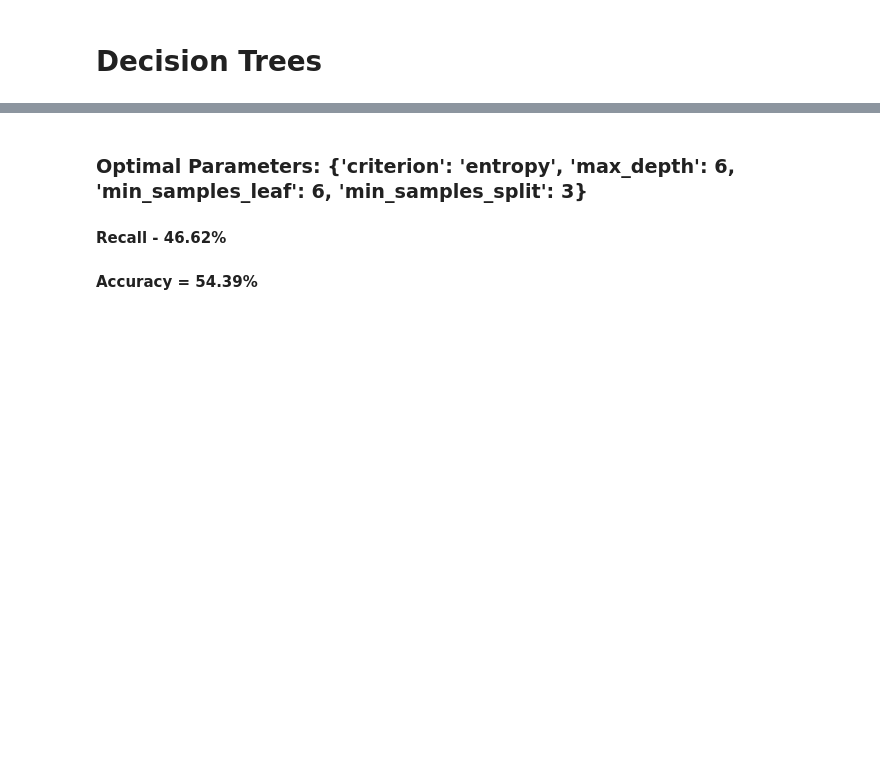
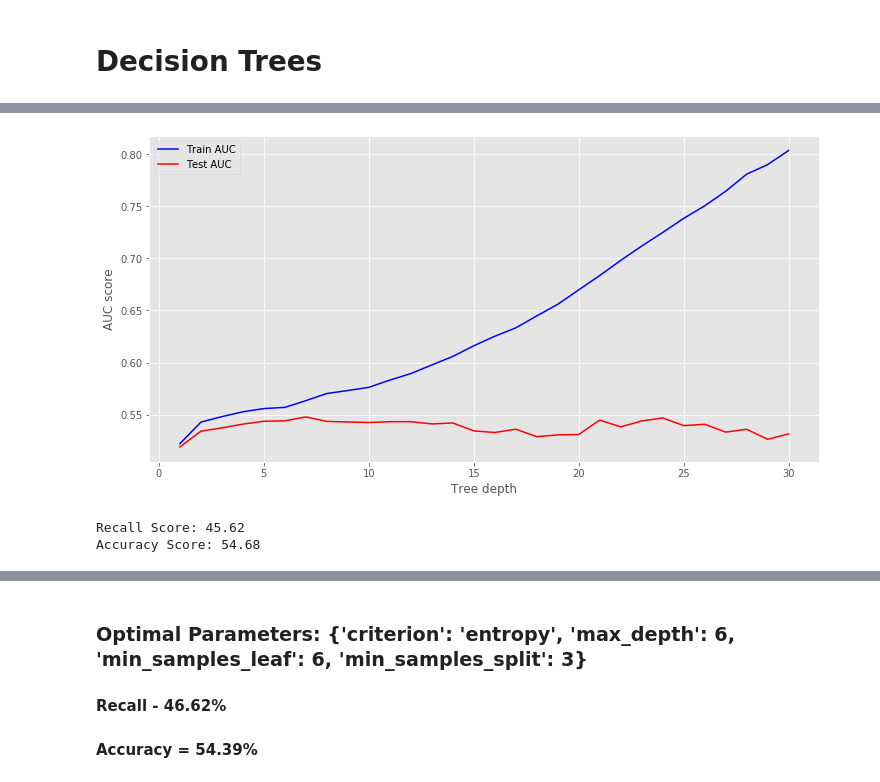
Before and after one commit to Gal-Gilor/In_Zeus_We_Trust, a Jupyter notebook: dota_classification_models.ipynb, the cells around one changed output, grey strips where cells are left out. Cells and saved outputs as stored; diff of their text form; code cells hidden in the pictures; blank space fills up the shorter version.

```diff
--- a/dota_classification_models.ipynb
+++ b/dota_classification_models.ipynb
@@ -154,7 +161,7 @@ tree_recall, tree_acc = print_metrics(y_test, tree_pred, print_score=True)
 # Identify the optimal tree depth for given data
 def find_optimal_depth(x_train, x_test, y_train, y_test):
     #declare variables
-    max_depths = np.linspace(1, 10, 10, endpoint=True)
+    max_depths = np.linspace(1, 30, 30, endpoint=True)
     train_results = []
     test_results = []
     # iterate over the different depths
@@ -183,7 +190,9 @@ def find_optimal_depth(x_train, x_test, y_train, y_test):
     plt.show()
     pass
 # %%
-# find the optimal depth
-find_optimal_param(x_train, x_test, y_train, y_test)
+# find the optimal depth to narrow down search and avoid over fitting
+find_optimal_depth(x_train, x_test, y_train, y_test)
+# %% [output]
+[figure, added]
 # %%
 tree_param_grid = {'criterion': ['entropy'],
@@ -196 +205,13 @@ tree_gs = GridSearchCV(tree, param_grid=tree_param_grid, scoring='accuracy', cv=
 tree_grid = tree_gs.fit(x_train, y_train.values.ravel())
+# %%
+# fit the optimal tree
+optimal_tree = tree_grid.best_estimator_
+optimal_tree.fit(x_train, y_train)
+# predict
+opt_tree_pred = optimal_tree.predict(x_test)
+
+# get prediction accuracy
+opt_tree_recall, opt_tree_acc = print_metrics(y_test, opt_tree_pred, print_score=True)
+# %% [output]
+Recall Score: 45.62
+Accuracy Score: 54.68
```
Also changed, not shown: parts of 43 cells of this notebook, 2 other files.
